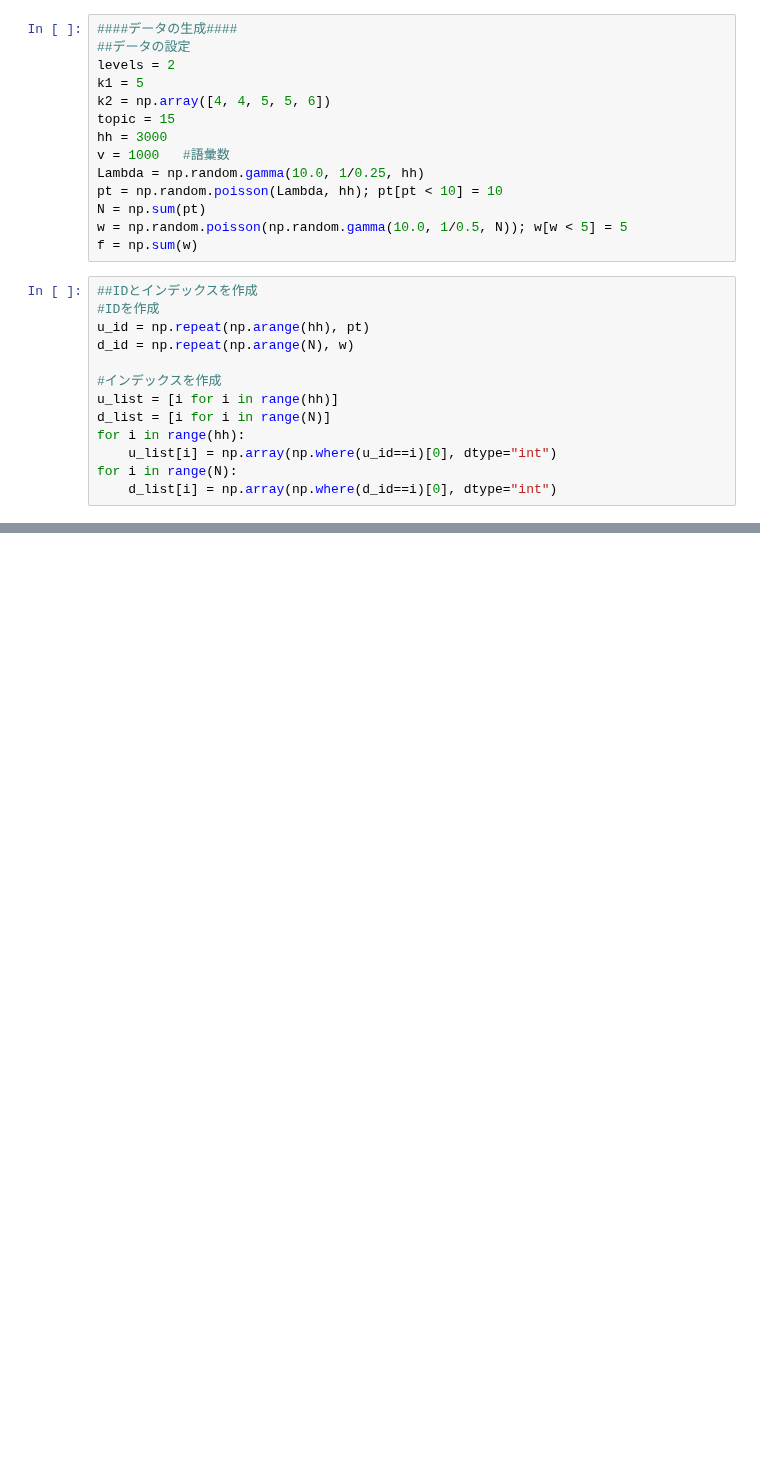
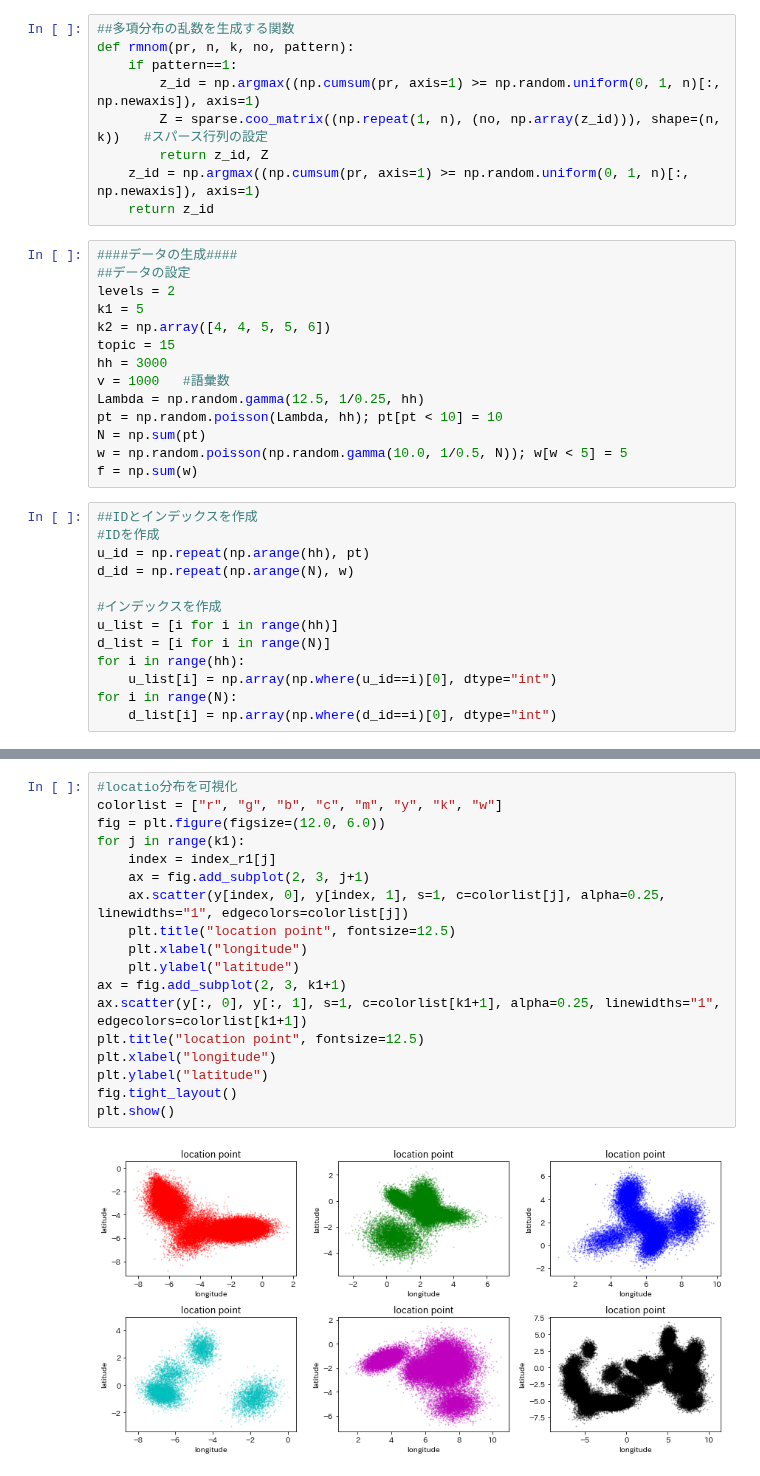
Before and after one commit to shiny-colors/Machine_Learning_Python, a Jupyter notebook: Hierarchical_Geographical_Modeling_of_User_Locations.ipynb, the cells around one changed output, grey strips where cells are left out. Cells and saved outputs as stored; diff of their text form; blank space fills up the shorter version.

Commit message:
Hierarchical Geographical Model of User Locations

```diff
--- a/Hierarchical_Geographical_Modeling_of_User_Locations.ipynb
+++ b/Hierarchical_Geographical_Modeling_of_User_Locations.ipynb
@@ -15,6 +15,15 @@ from pandas.tools.plotting import scatter_matrix
 from numpy.random import *
 
 #np.random.seed(98537)
+# %%
+##多項分布の乱数を生成する関数
+def rmnom(pr, n, k, no, pattern):
+    if pattern==1:
+        z_id = np.argmax((np.cumsum(pr, axis=1) >= np.random.uniform(0, 1, n)[:, np.newaxis]), axis=1)
+        Z = sparse.coo_matrix((np.repeat(1, n), (no, np.array(z_id))), shape=(n, k))   #スパース行列の設定
+        return z_id, Z
+    z_id = np.argmax((np.cumsum(pr, axis=1) >= np.random.uniform(0, 1, n)[:, np.newaxis]), axis=1)
+    return z_id
 # %%
 ####データの生成####
 ##データの設定
@@ -24,7 +33,7 @@ k2 = np.array([4, 4, 5, 5, 6])
 topic = 15
 hh = 3000
 v = 1000   #語彙数
-Lambda = np.random.gamma(10.0, 1/0.25, hh)
+Lambda = np.random.gamma(12.5, 1/0.25, hh)
 pt = np.random.poisson(Lambda, hh); pt[pt < 10] = 10
 N = np.sum(pt)
 w = np.random.poisson(np.random.gamma(10.0, 1/0.5, N)); w[w < 5] = 5
@@ -77,0 +169,20 @@ for i in range(k1):
+# %%
+#locatio分布を可視化
+colorlist = ["r", "g", "b", "c", "m", "y", "k", "w"]
+fig = plt.figure(figsize=(12.0, 6.0))
+for j in range(k1):
+    index = index_r1[j]
+    ax = fig.add_subplot(2, 3, j+1)
+    ax.scatter(y[index, 0], y[index, 1], s=1, c=colorlist[j], alpha=0.25, linewidths="1", edgecolors=colorlist[j])
+    plt.title("location point", fontsize=12.5)
+    plt.xlabel("longitude")
+    plt.ylabel("latitude")
+ax = fig.add_subplot(2, 3, k1+1)
+ax.scatter(y[:, 0], y[:, 1], s=1, c=colorlist[k1+1], alpha=0.25, linewidths="1", edgecolors=colorlist[k1+1])
+plt.title("location point", fontsize=12.5)
+plt.xlabel("longitude")
+plt.ylabel("latitude")
+fig.tight_layout()
+plt.show()
+# %% [output]
+[figure, added]
```
Also changed, not shown: parts of 6 cells of this notebook.
